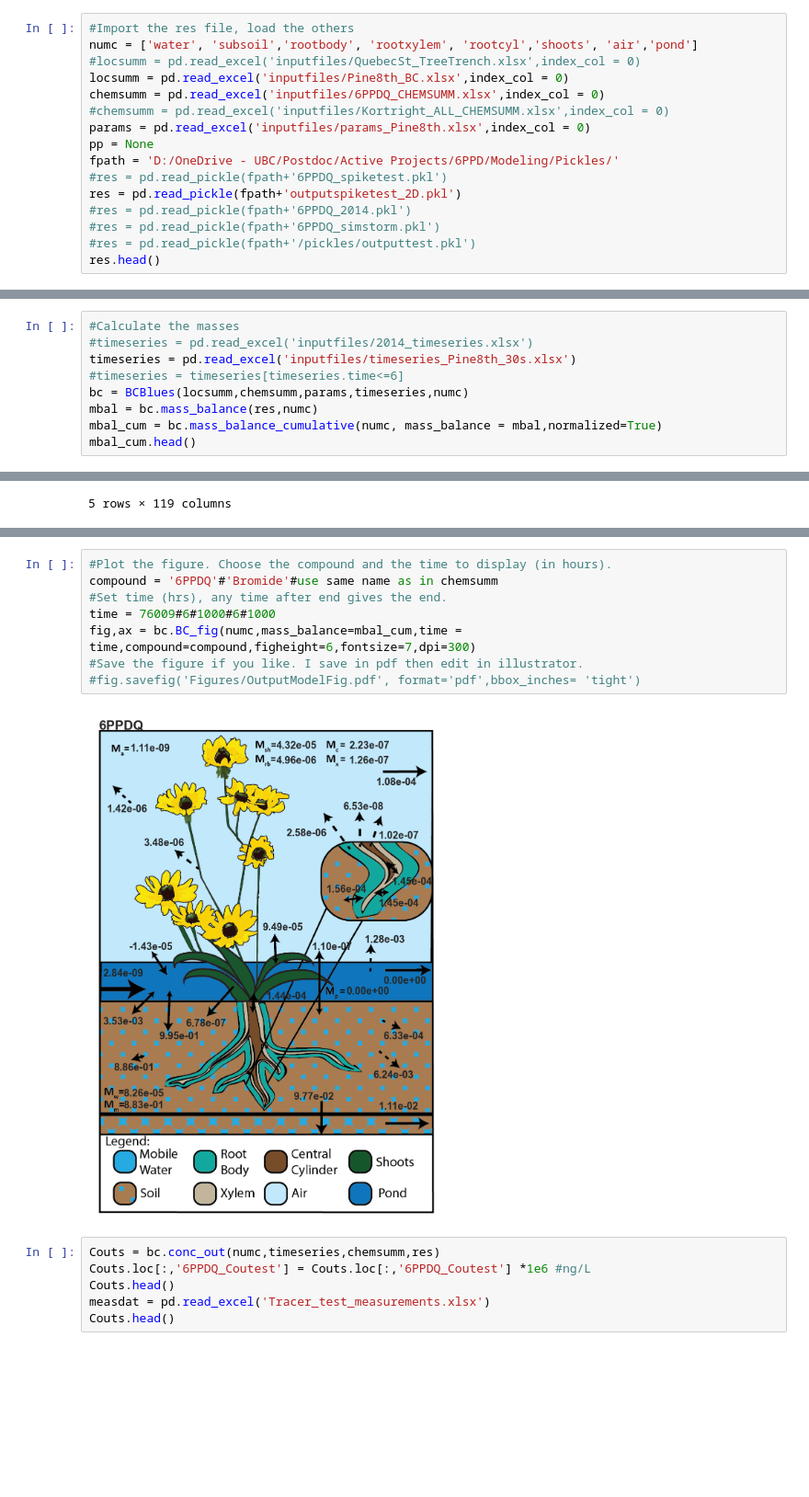
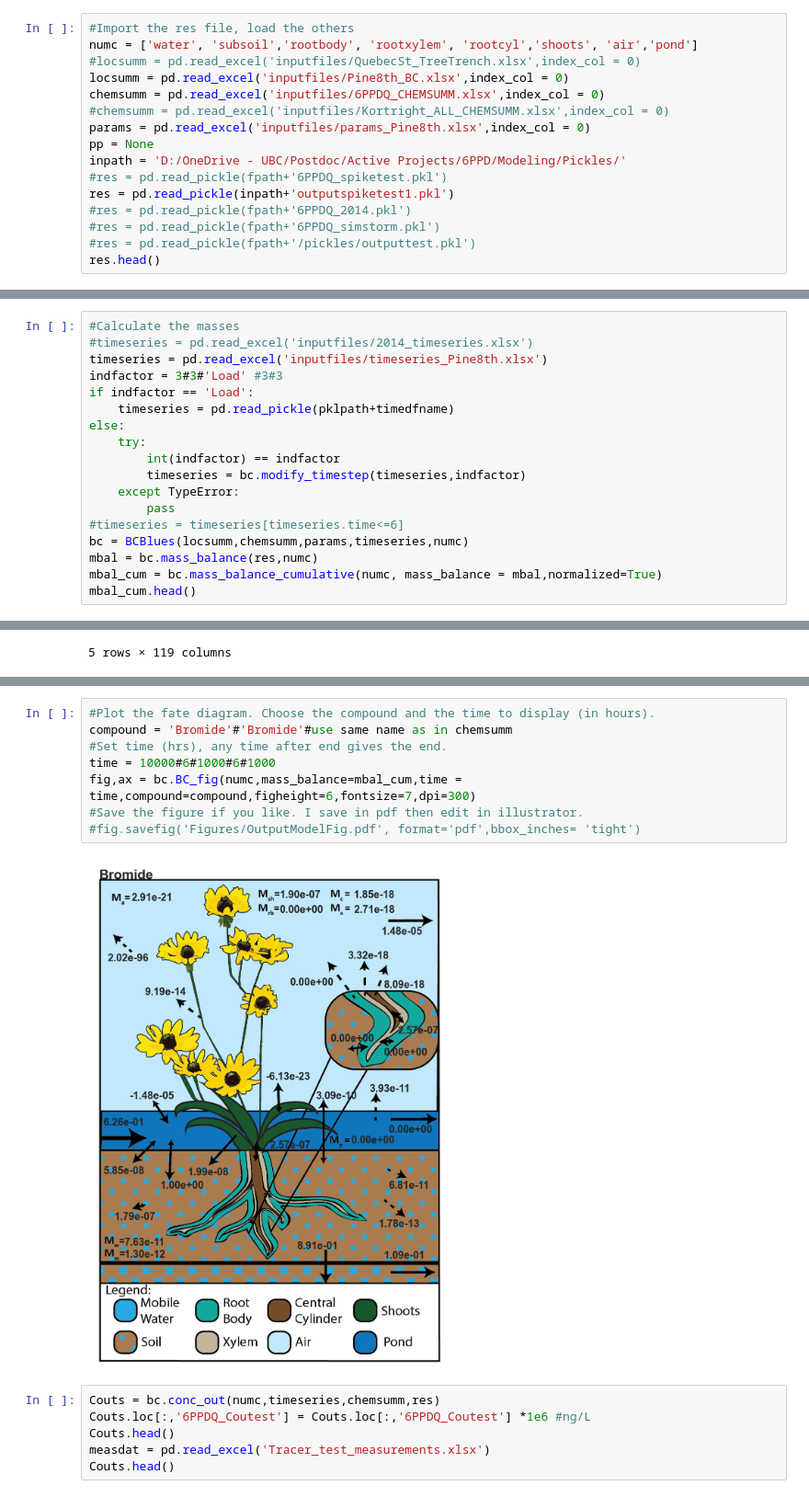
Before and after one commit to tfmrodge/SubsurfaceSinks, a Jupyter notebook: Pine & 8th BC Plotting.ipynb, the cells around one changed output, grey strips where cells are left out. Shown at 92% size. Saved outputs shown, nothing was run; the diff lists cells and outputs as text; blank space fills up the shorter version.

```diff
--- a/Pine & 8th BC Plotting.ipynb
+++ b/Pine & 8th BC Plotting.ipynb
@@ -20,9 +20,9 @@ chemsumm = pd.read_excel('inputfiles/6PPDQ_CHEMSUMM.xlsx',index_col = 0)
 #chemsumm = pd.read_excel('inputfiles/Kortright_ALL_CHEMSUMM.xlsx',index_col = 0)
 params = pd.read_excel('inputfiles/params_Pine8th.xlsx',index_col = 0)
 pp = None
-fpath = 'D:/OneDrive - UBC/Postdoc/Active Projects/6PPD/Modeling/Pickles/'
+inpath = 'D:/OneDrive - UBC/Postdoc/Active Projects/6PPD/Modeling/Pickles/'
 #res = pd.read_pickle(fpath+'6PPDQ_spiketest.pkl')
-res = pd.read_pickle(fpath+'outputspiketest_2D.pkl')
+res = pd.read_pickle(inpath+'outputspiketest1.pkl')
 #res = pd.read_pickle(fpath+'6PPDQ_2014.pkl')
 #res = pd.read_pickle(fpath+'6PPDQ_simstorm.pkl')
 #res = pd.read_pickle(fpath+'/pickles/outputtest.pkl')
@@ -38,7 +38,16 @@ res.head()
 # %%
 #Calculate the masses
 #timeseries = pd.read_excel('inputfiles/2014_timeseries.xlsx')
-timeseries = pd.read_excel('inputfiles/timeseries_Pine8th_30s.xlsx')
+timeseries = pd.read_excel('inputfiles/timeseries_Pine8th.xlsx')
+indfactor = 3#3#'Load' #3#3
+if indfactor == 'Load':
+    timeseries = pd.read_pickle(pklpath+timedfname)
+else:
+    try:
+        int(indfactor) == indfactor
+        timeseries = bc.modify_timestep(timeseries,indfactor)
+    except TypeError:
+        pass
 #timeseries = timeseries[timeseries.time<=6]
 bc = BCBlues(locsumm,chemsumm,params,timeseries,numc)
 mbal = bc.mass_balance(res,numc)
@@ -58,13 +125,13 @@ res[res.c>1]
 # %%
-#Plot the figure. Choose the compound and the time to display (in hours).
-compound = '6PPDQ'#'Bromide'#use same name as in chemsumm
+#Plot the fate diagram. Choose the compound and the time to display (in hours).
+compound = 'Bromide'#'Bromide'#use same name as in chemsumm
 #Set time (hrs), any time after end gives the end.
-time = 76009#6#1000#6#1000
+time = 10000#6#1000#6#1000
 fig,ax = bc.BC_fig(numc,mass_balance=mbal_cum,time = time,compound=compound,figheight=6,fontsize=7,dpi=300)
 #Save the figure if you like. I save in pdf then edit in illustrator.
 #fig.savefig('Figures/OutputModelFig.pdf', format='pdf',bbox_inches= 'tight')
 # %% [output]
-[figure, old version]
+[figure, new version]
 # %%
 Couts = bc.conc_out(numc,timeseries,chemsumm,res)
 Couts.loc[:,'6PPDQ_Coutest'] = Couts.loc[:,'6PPDQ_Coutest'] *1e6 #ng/L
```
Also changed, not shown: parts of 8 cells of this notebook, 13 other files.
